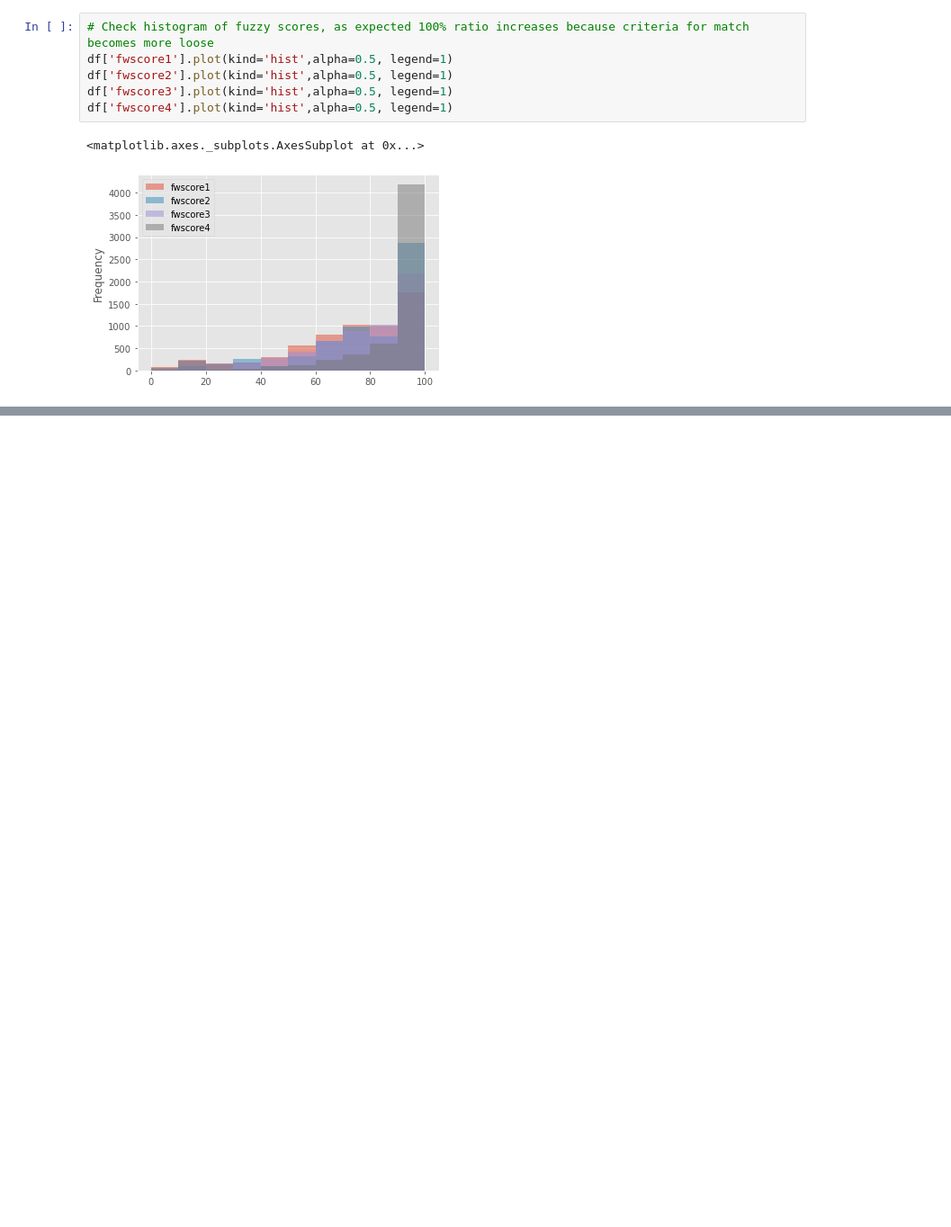
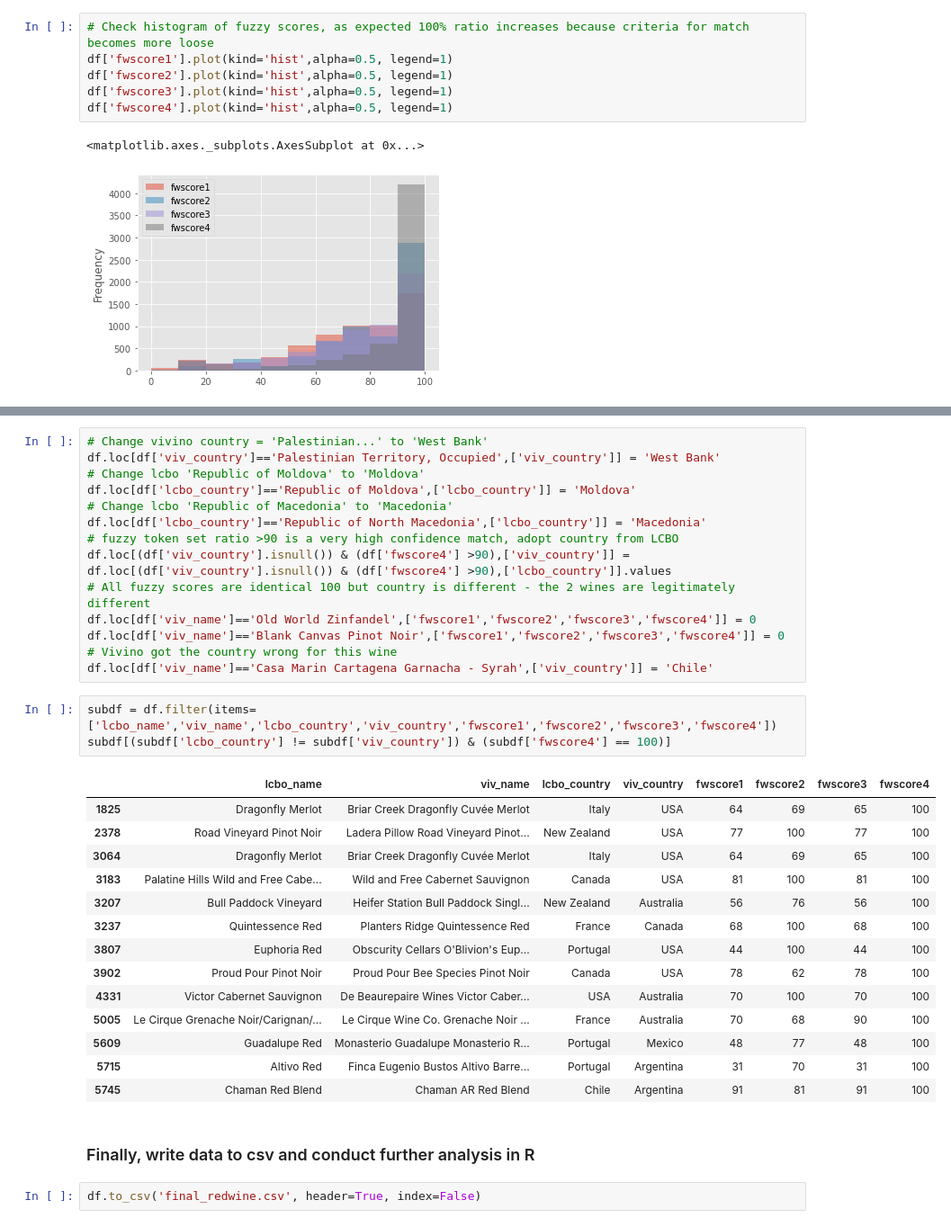
Before and after one commit to supasham/NYCDSA-WebscrapingProject, a Jupyter notebook: Analysis of LCBO and Vivino data.ipynb, the cells around one changed output, grey strips where cells are left out. Shown at 90% size. Saved outputs shown, nothing was run; the diff lists cells and outputs as text; blank space fills up the shorter version.

```diff
--- a/Analysis of LCBO and Vivino data.ipynb
+++ b/Analysis of LCBO and Vivino data.ipynb
@@ -427,0 +438,36 @@ df.filter(items=['lcbo_name','viv_name','lcbo_country','viv_country','fwscore1',
+# %%
+# Change vivino country = 'Palestinian...' to 'West Bank'
+df.loc[df['viv_country']=='Palestinian Territory, Occupied',['viv_country']] = 'West Bank'
+# Change lcbo 'Republic of Moldova' to 'Moldova'
+df.loc[df['lcbo_country']=='Republic of Moldova',['lcbo_country']] = 'Moldova'
+# Change lcbo 'Republic of Macedonia' to 'Macedonia'
+df.loc[df['lcbo_country']=='Republic of North Macedonia',['lcbo_country']] = 'Macedonia'
+# fuzzy token set ratio >90 is a very high confidence match, adopt country from LCBO
+df.loc[(df['viv_country'].isnull()) & (df['fwscore4'] >90),['viv_country']] = df.loc[(df['viv_country'].isnull()) & (df['fwscore4'] >90),['lcbo_country']].values
+# All fuzzy scores are identical 100 but country is different - the 2 wines are legitimately different
+df.loc[df['viv_name']=='Old World Zinfandel',['fwscore1','fwscore2','fwscore3','fwscore4']] = 0
+df.loc[df['viv_name']=='Blank Canvas Pinot Noir',['fwscore1','fwscore2','fwscore3','fwscore4']] = 0
+# Vivino got the country wrong for this wine
+df.loc[df['viv_name']=='Casa Marin Cartagena Garnacha - Syrah',['viv_country']] = 'Chile'
+# %%
+subdf = df.filter(items=['lcbo_name','viv_name','lcbo_country','viv_country','fwscore1','fwscore2','fwscore3','fwscore4'])
+subdf[(subdf['lcbo_country'] != subdf['viv_country']) & (subdf['fwscore4'] == 100)]
+# %% [output]
+|  | lcbo_name | viv_name | lcbo_country | viv_country | fwscore1 | fwscore2 | fwscore3 | fwscore4 |
+| 1825 | Dragonfly Merlot | Briar Creek Dragonfly Cuvée Merlot | Italy | USA | 64 | 69 | 65 | 100 |
+| 2378 | Road Vineyard Pinot Noir | Ladera Pillow Road Vineyard Pinot... | New Zealand | USA | 77 | 100 | 77 | 100 |
+| 3064 | Dragonfly Merlot | Briar Creek Dragonfly Cuvée Merlot | Italy | USA | 64 | 69 | 65 | 100 |
+| 3183 | Palatine Hills Wild and Free Cabe... | Wild and Free Cabernet Sauvignon | Canada | USA | 81 | 100 | 81 | 100 |
+| 3207 | Bull Paddock Vineyard | Heifer Station Bull Paddock Singl... | New Zealand | Australia | 56 | 76 | 56 | 100 |
+| 3237 | Quintessence Red | Planters Ridge Quintessence Red | France | Canada | 68 | 100 | 68 | 100 |
+| 3807 | Euphoria Red | Obscurity Cellars O'Blivion's Eup... | Portugal | USA | 44 | 100 | 44 | 100 |
+| 3902 | Proud Pour Pinot Noir | Proud Pour Bee Species Pinot Noir | Canada | USA | 78 | 62 | 78 | 100 |
+| 4331 | Victor Cabernet Sauvignon | De Beaurepaire Wines Victor Caber... | USA | Australia | 70 | 100 | 70 | 100 |
+| 5005 | Le Cirque Grenache Noir/Carignan/... | Le Cirque Wine Co. Grenache Noir ... | France | Australia | 70 | 68 | 90 | 100 |
+| 5609 | Guadalupe Red | Monasterio Guadalupe Monasterio R... | Portugal | Mexico | 48 | 77 | 48 | 100 |
+| 5715 | Altivo Red | Finca Eugenio Bustos Altivo Barre... | Portugal | Argentina | 31 | 70 | 31 | 100 |
+| 5745 | Chaman Red Blend | Chaman AR Red Blend | Chile | Argentina | 91 | 81 | 91 | 100 |
+# %% [markdown]
+### Finally, write data to csv and conduct further analysis in R
+# %%
+df.to_csv('final_redwine.csv', header=True, index=False)
```
Also changed, not shown: parts of 8 cells of this notebook, 1 other file.
